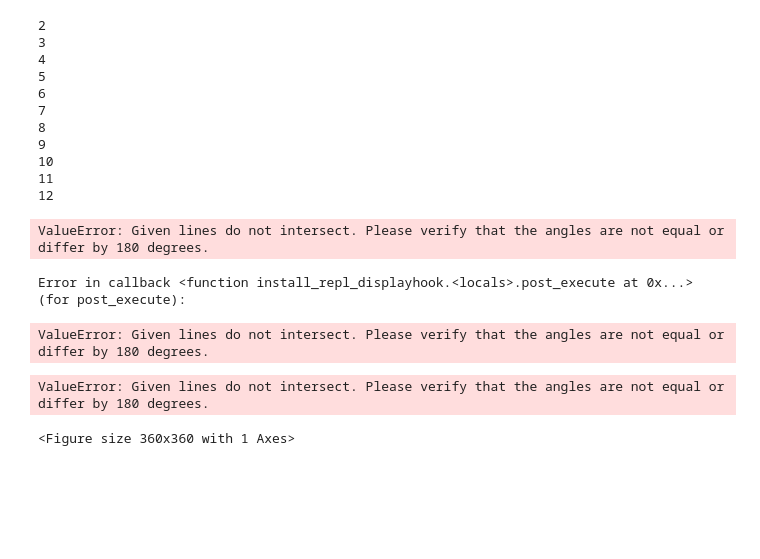
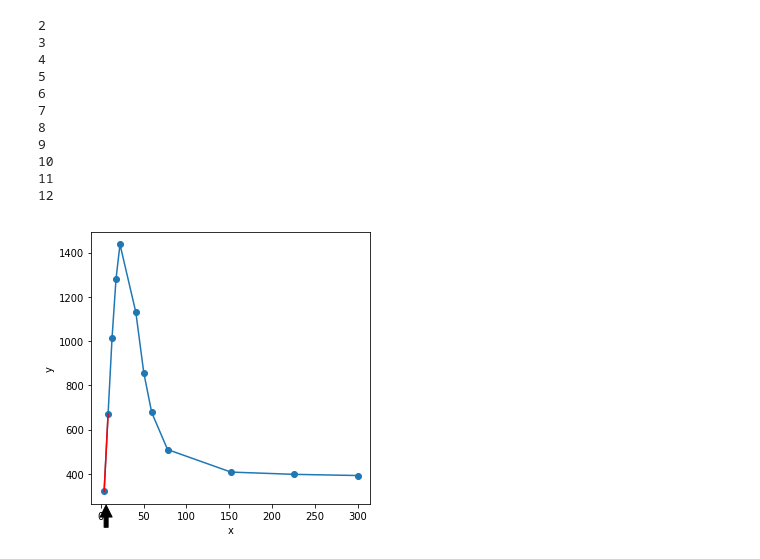
Before and after one commit to jhoofwijk/adaptive-presentation, a Jupyter notebook: img/B_Adaptive_iteration/Stepping instructions for NIST svg.ipynb, the cells around one changed output. Saved outputs shown, nothing was run; the diff lists cells and outputs as text; code cells hidden in the pictures; blank space fills up the shorter version.

```diff
--- a/img/B_Adaptive_iteration/Stepping instructions for NIST svg.ipynb
+++ b/img/B_Adaptive_iteration/Stepping instructions for NIST svg.ipynb
@@ -49,7 +49,7 @@ def clearTicks():
         right=False,         # ticks along the top edge are off
         labelleft=False) # labels along the bottom edge are off
 # %%
-l = adaptive.Learner1D(k, [0, 1])
+l = adaptive.Learner1D(k, [4, 300])
 
 datapoints = []
 new_points = []
@@ -101,38 +101,34 @@ for i in range(11):
 
 
     ax.cla()
     ax.plot(xx,yy, marker='o')
     plt.xlabel("x")
     plt.ylabel("y")
     xs = l.losses.items()[0][0]
     ys = k(np.array(xs))
     ax.plot(xs,ys, color='red')
 
     ax.annotate('', xy=(np.average(xs), 1.05*min(yy)-0.05*max(yy)), xytext=(np.average(xs), 1.15*min(yy)-0.15*max(yy)),
                 arrowprops=dict(facecolor='black', shrink=0.05),
                 )
 
     ymin, ymax = min(yy), max(yy)
     plt.ylim(ymin - 0.05*(ymax-ymin), ymax+ 0.05*(ymax-ymin))
     clearTicks()
     plt.savefig(f'img_{l.npoints}_marked_2.svg', bbox_inches='')
 # %% [output]
 2
 3
 4
 5
 6
 7
 8
 9
 10
 11
 12
-ValueError: Given lines do not intersect. Please verify that the angles are not equal or differ by 180 degrees.
-Error in callback <function install_repl_displayhook.<locals>.post_execute at 0x...> (for post_execute):
-ValueError: Given lines do not intersect. Please verify that the angles are not equal or differ by 180 degrees.
-ValueError: Given lines do not intersect. Please verify that the angles are not equal or differ by 180 degrees.
-<Figure size 360x360 with 1 Axes>
+[figure, added]
 # %%
 np.average(xs)
 # %% [output]
```
Also changed, not shown: parts of 6 cells of this notebook, 57 other files.
